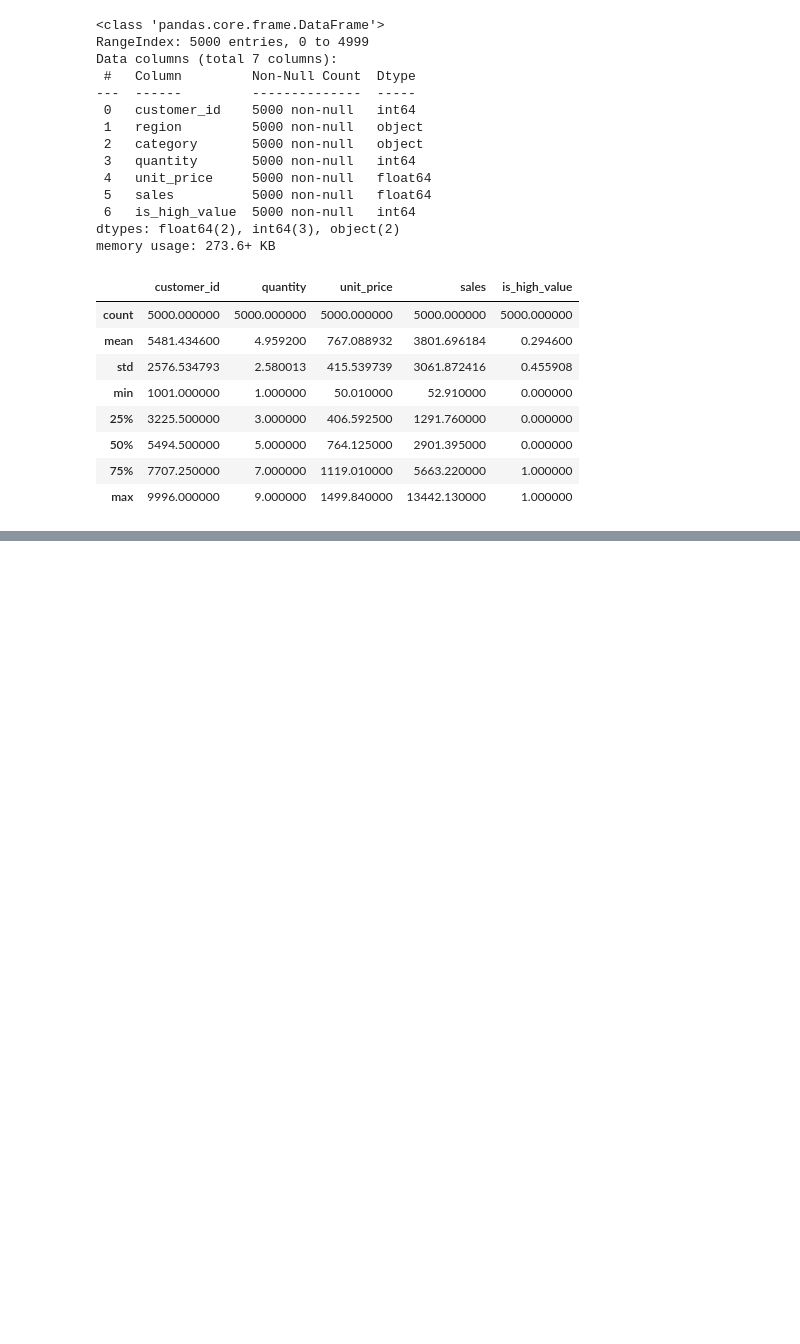
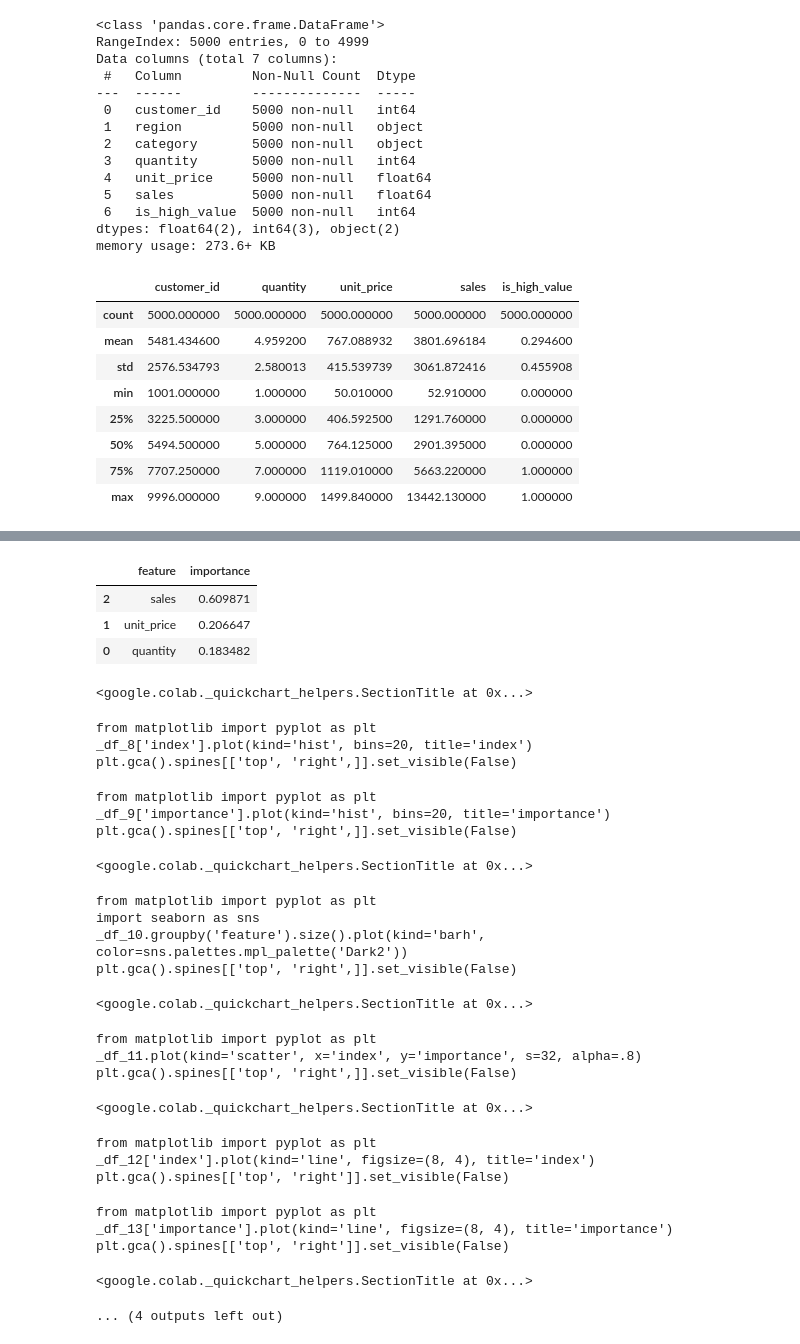
Before and after one commit to satyakala-teja/analytics-capstone-satyakala, a Jupyter notebook: notebooks/07_large_dataset_classification.ipynb, the cells around one changed output, grey strips where cells are left out. Cells and saved outputs as stored; diff of their text form; code cells hidden in the pictures; blank space fills up the shorter version.

```diff
--- a/notebooks/07_large_dataset_classification.ipynb
+++ b/notebooks/07_large_dataset_classification.ipynb
@@ -84,0 +143,39 @@ df.describe()
+# %%
+import numpy as np
+
+feature_importance = pd.DataFrame({
+    'feature': X.columns,
+    'importance': model.feature_importances_
+}).sort_values(by='importance', ascending=False)
+
+feature_importance
+# %% [output]
+|  | feature | importance |
+| 2 | sales | 0.609871 |
+| 1 | unit_price | 0.206647 |
+| 0 | quantity | 0.183482 |
+<google.colab._quickchart_helpers.SectionTitle at 0x...>
+from matplotlib import pyplot as plt
+_df_8['index'].plot(kind='hist', bins=20, title='index')
+plt.gca().spines[['top', 'right',]].set_visible(False)
+from matplotlib import pyplot as plt
+_df_9['importance'].plot(kind='hist', bins=20, title='importance')
+plt.gca().spines[['top', 'right',]].set_visible(False)
+<google.colab._quickchart_helpers.SectionTitle at 0x...>
+from matplotlib import pyplot as plt
+import seaborn as sns
+_df_10.groupby('feature').size().plot(kind='barh', color=sns.palettes.mpl_palette('Dark2'))
+plt.gca().spines[['top', 'right',]].set_visible(False)
+<google.colab._quickchart_helpers.SectionTitle at 0x...>
+from matplotlib import pyplot as plt
+_df_11.plot(kind='scatter', x='index', y='importance', s=32, alpha=.8)
+plt.gca().spines[['top', 'right',]].set_visible(False)
+<google.colab._quickchart_helpers.SectionTitle at 0x...>
+from matplotlib import pyplot as plt
+_df_12['index'].plot(kind='line', figsize=(8, 4), title='index')
+plt.gca().spines[['top', 'right']].set_visible(False)
+from matplotlib import pyplot as plt
+_df_13['importance'].plot(kind='line', figsize=(8, 4), title='importance')
+plt.gca().spines[['top', 'right']].set_visible(False)
+<google.colab._quickchart_helpers.SectionTitle at 0x...>
+... (4 outputs left out)
```
Also changed, not shown: parts of 8 cells of this notebook.
